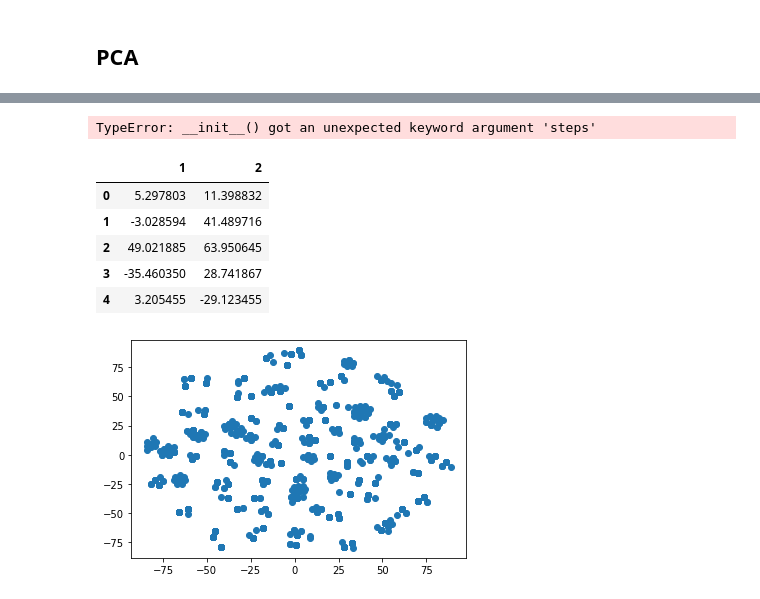
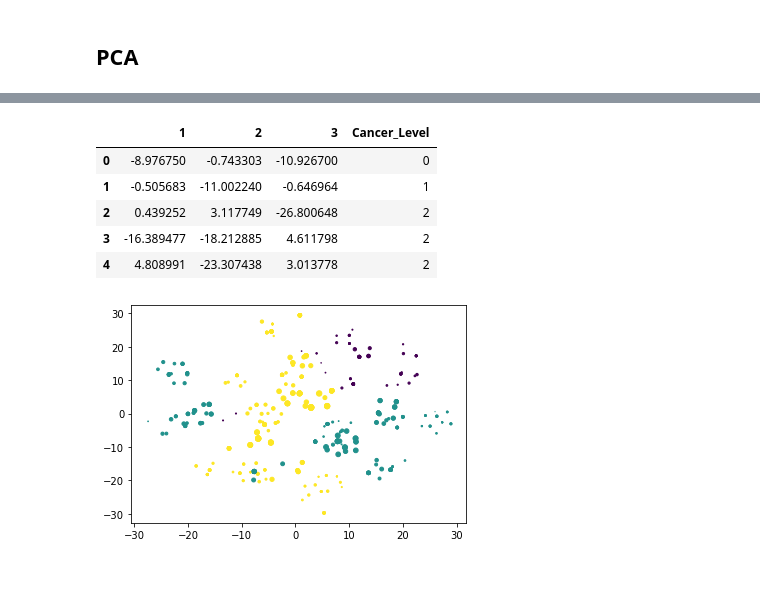
Before and after one commit to Cabone01/Lung-Cancer-Predictions, a Jupyter notebook: Notebooks/Unsupervised.ipynb, the cells around one changed output, grey strips where cells are left out. Drawn from its saved outputs; the diff is of its cells as text; code cells hidden in the pictures.

```diff
--- a/Notebooks/Unsupervised.ipynb
+++ b/Notebooks/Unsupervised.ipynb
@@ -21,6 +22,7 @@ df.head()
 | 4 | 2 | 46 | 1 | 6 | 8 | 7 | 7 | ... |
 5 rows × 24 columns
 # %%
+cancer_level = df["Cancer_Level"]
 df_unsuper = df.drop(columns="Cancer_Level")
 df_unsuper.head()
 # %% [output]
@@ -101,20 +112,18 @@ df_pca.head()
 # %%
-tsne = TSNE(learning_rate=10, perplexity=20, steps = 300)
+tsne = TSNE(n_components=3, learning_rate=10, perplexity=20, random_state=42)
 tsne_features = tsne.fit_transform(df_pca)
-# %% [output]
-TypeError: __init__() got an unexpected keyword argument 'steps'
 # %%
-df_tsne = pd.DataFrame({"1": tsne_features[:,0], "2": tsne_features[:,1]})
+df_tsne = pd.DataFrame({"1": tsne_features[:,0], "2": tsne_features[:,1], "3": tsne_features[:,2], "Cancer_Level": cancer_level})
 df_tsne.head()
 # %% [output]
-|  | 1 | 2 |
-| 0 | 5.297803 | 11.398832 |
-| 1 | -3.028594 | 41.489716 |
-| 2 | 49.021885 | 63.950645 |
-| 3 | -35.460350 | 28.741867 |
-| 4 | 3.205455 | -29.123455 |
+|  | 1 | 2 | 3 | Cancer_Level |
+| 0 | -8.976750 | -0.743303 | -10.926700 | 0 |
+| 1 | -0.505683 | -11.002240 | -0.646964 | 1 |
+| 2 | 0.439252 | 3.117749 | -26.800648 | 2 |
+| 3 | -16.389477 | -18.212885 | 4.611798 | 2 |
+| 4 | 4.808991 | -23.307438 | 3.013778 | 2 |
 # %%
-plt.scatter(df_tsne["1"], df_tsne["2"])
+plt.scatter(df_tsne["1"], df_tsne["2"], df_tsne["3"], c=df_tsne["Cancer_Level"])
 plt.show()
 # %% [output]
-[figure, old version]
+[figure, new version]
```
Also changed, not shown: parts of 6 cells of this notebook.
